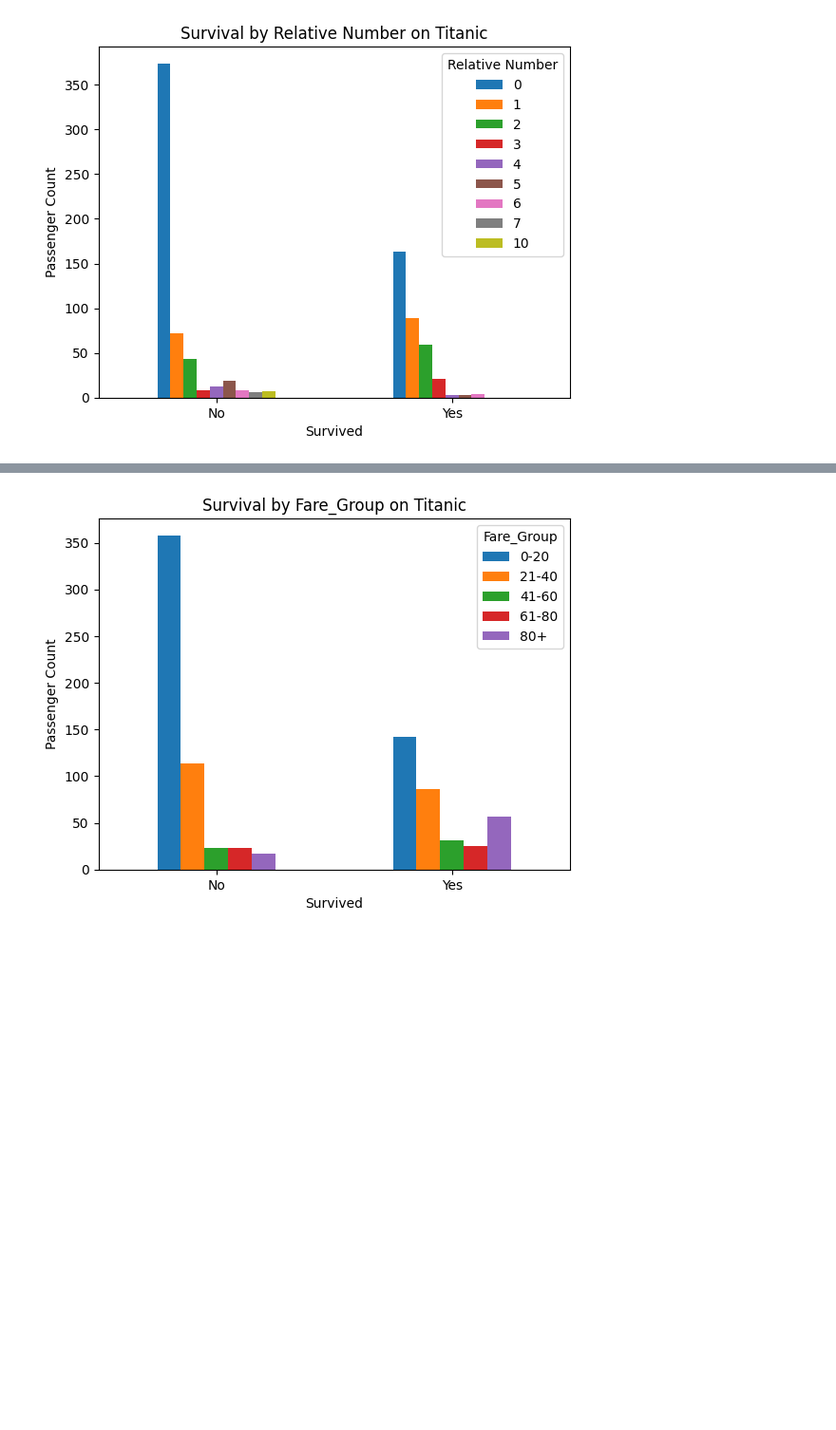
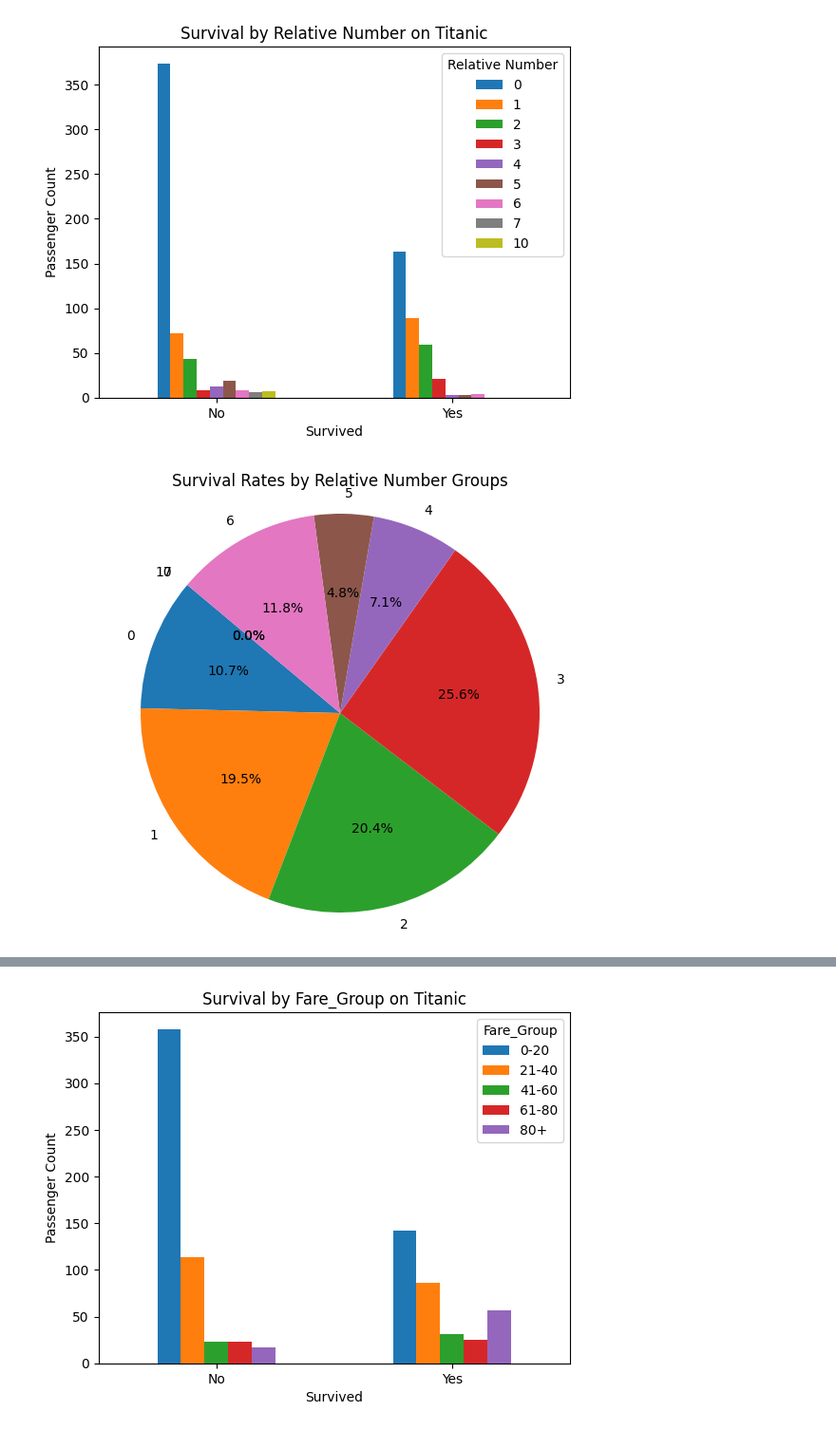
Before and after one commit to ipektufekcioglu/Titanic_Survival_Classification, a Jupyter notebook: kaggle_competition_titanic.ipynb, the cells around one changed output, grey strips where cells are left out. Shown at 95% size. Cells and saved outputs as stored; diff of their text form; code cells hidden in the pictures; blank space fills up the shorter version.

```diff
--- a/kaggle_competition_titanic.ipynb
+++ b/kaggle_competition_titanic.ipynb
@@ -247,3 +258,7 @@ x_train_copy["Relative Number"] = x_train_copy["SibSp"] + x_train_copy["Parch"]
 survival_by(x_train_copy, "Relative Number")
 # %% [output]
 [figure]
+# %%
+survival_by_pie(x_train_copy, "Relative Number")
+# %% [output]
+[figure, added]
```
Also changed, not shown: parts of 102 cells of this notebook.
